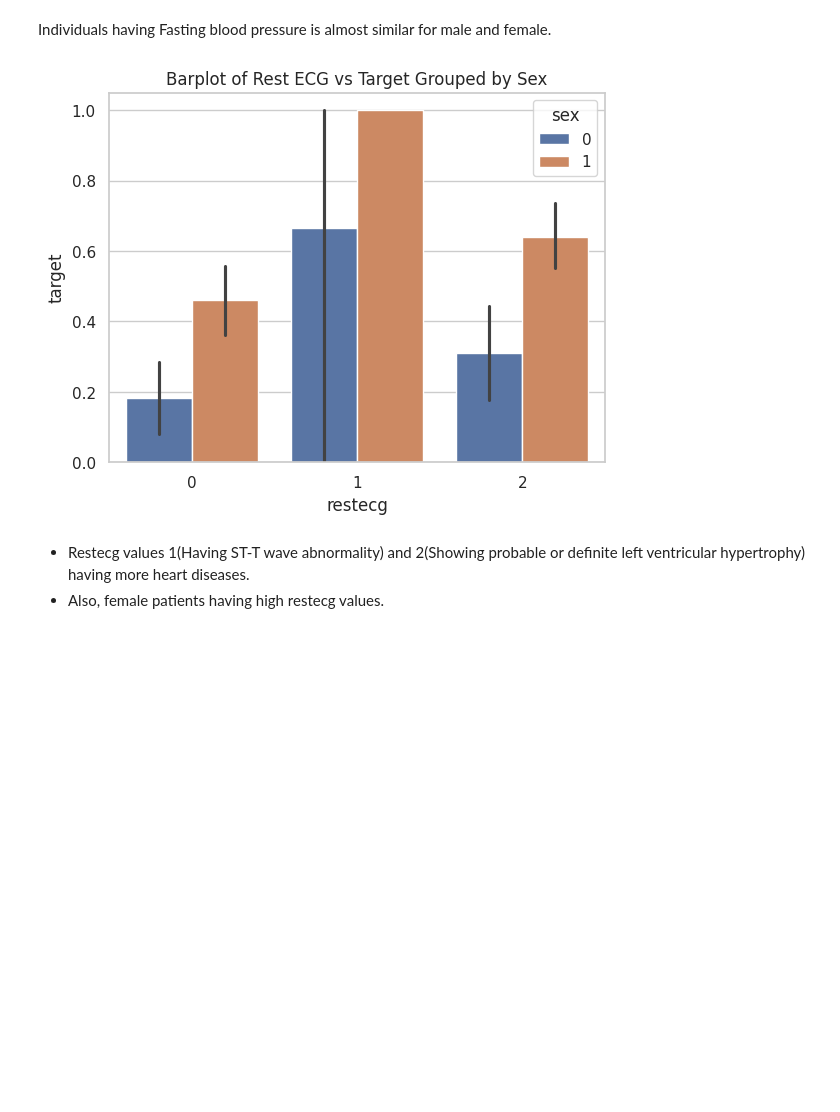
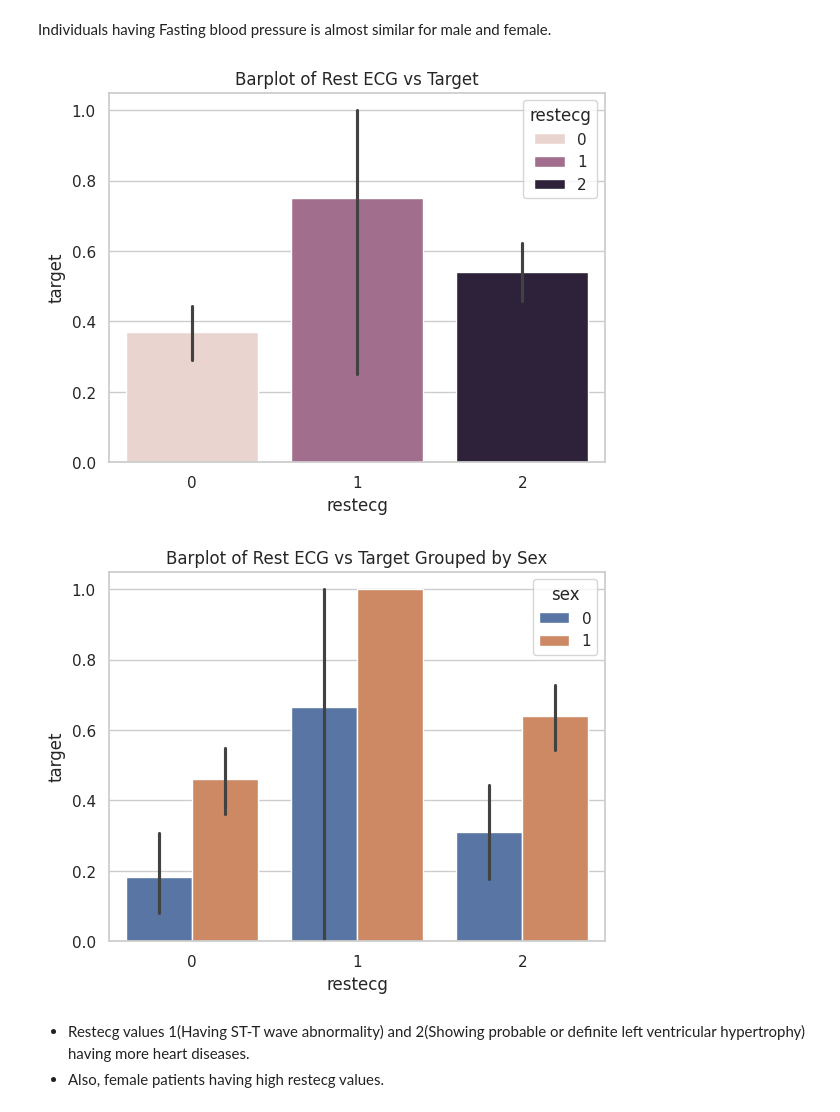
Before and after one commit to negilbabu/Heart-Disease-Prediction-Ai-, a Jupyter notebook: HeartDiseasePrediction.ipynb, the cells around one changed output. Cells and saved outputs as stored; diff of their text form; code cells hidden in the pictures; blank space fills up the shorter version.

```diff
--- a/HeartDiseasePrediction.ipynb
+++ b/HeartDiseasePrediction.ipynb
@@ -183,12 +192,16 @@ plt.show()
 # %% [markdown]
 Individuals having Fasting blood pressure is almost similar for male and female.
 # %%
+sns.barplot(x='restecg', y='target',hue='restecg', data=df)
+plt.title("Barplot of Rest ECG vs Target")
+plt.show()
+
 sns.barplot(x='restecg', y='target', hue='sex', data=df)
 plt.title("Barplot of Rest ECG vs Target Grouped by Sex")
-
 plt.show()
 # %% [output]
-[figure, old version]
+[figure, new version]
+[figure, added]
 # %% [markdown]
 
 
```
Also changed, not shown: parts of 17 cells of this notebook.
